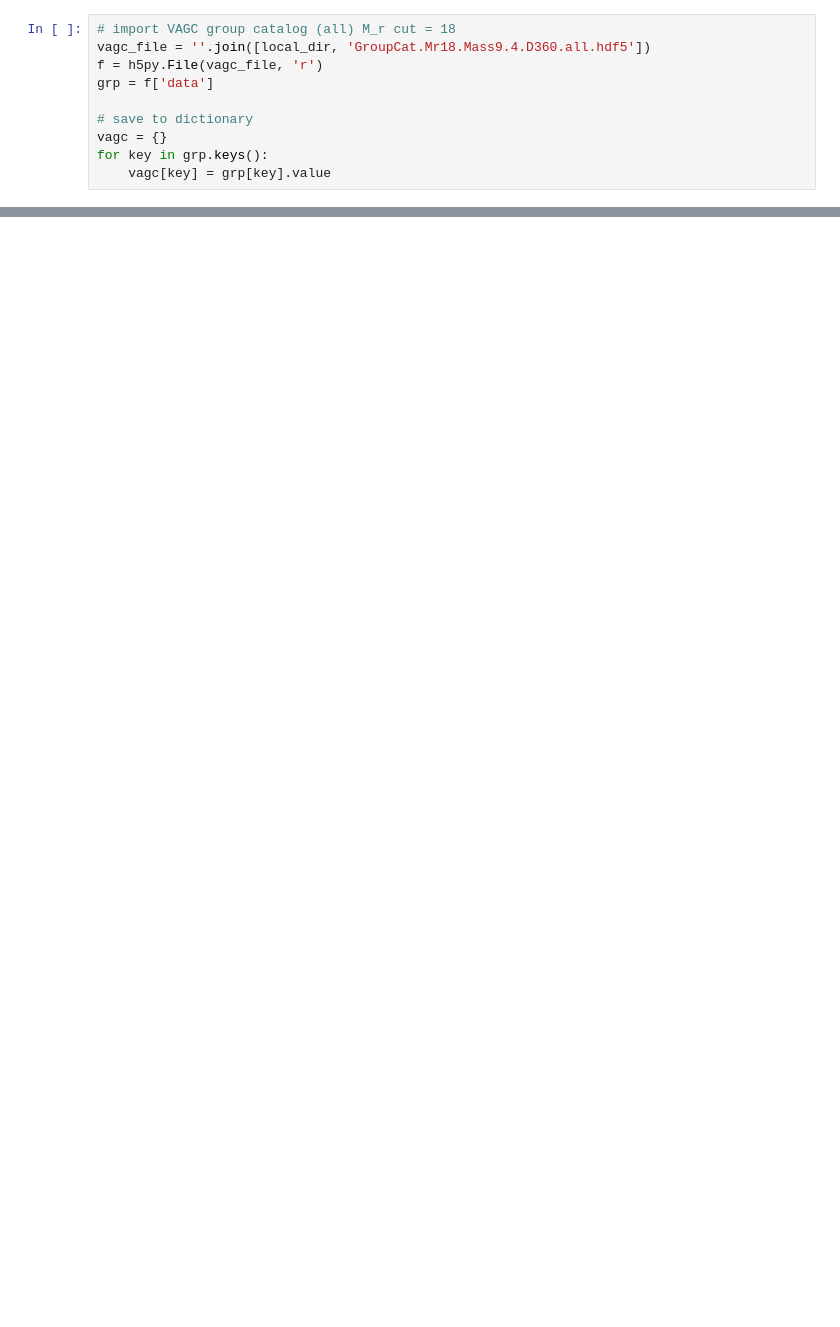
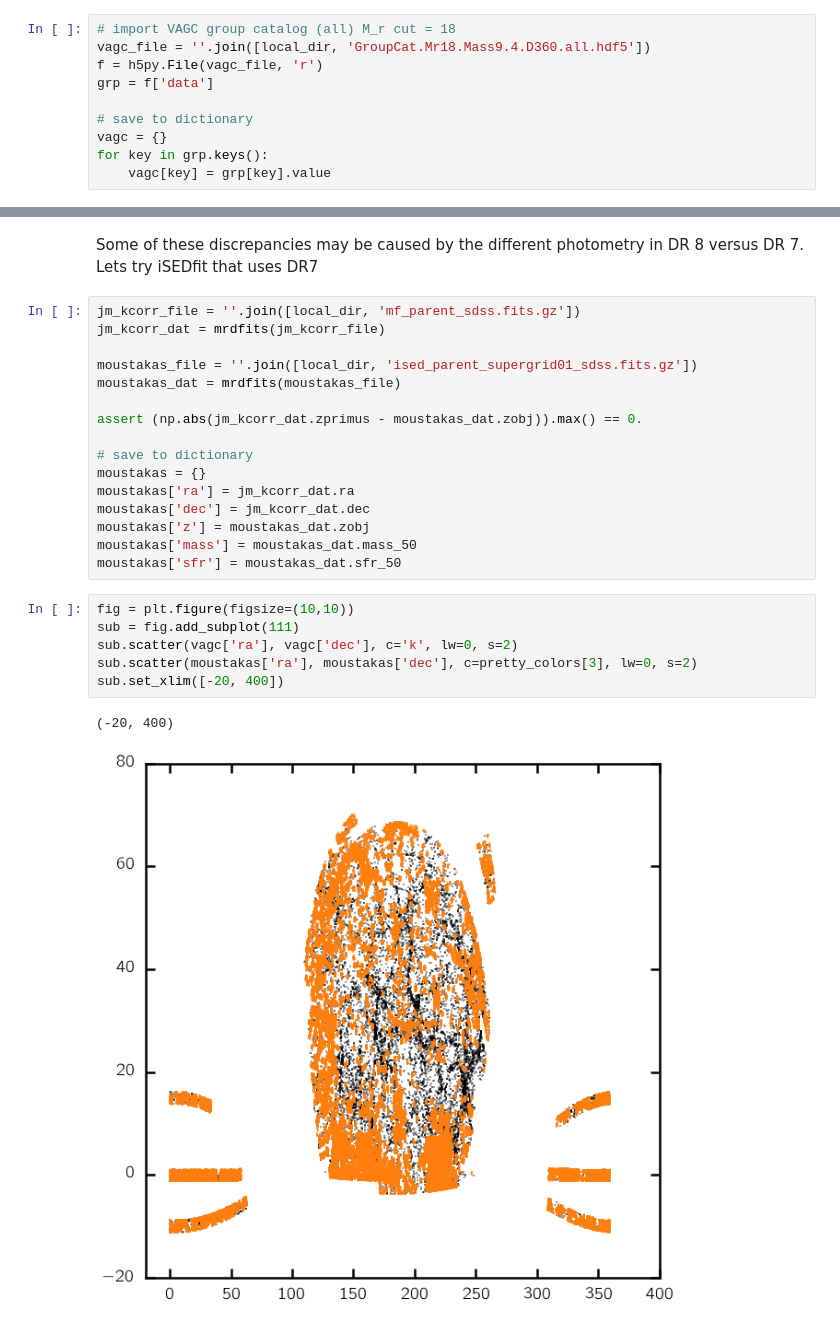
Before and after one commit to changhoonhahn/central_quenching, a Jupyter notebook: CenQue/ref_report_Major1.ipynb, the cells around one changed output, grey strips where cells are left out. Drawn from its saved outputs; the diff is of its cells as text; blank space fills up the shorter version.

```diff
--- a/CenQue/ref_report_Major1.ipynb
+++ b/CenQue/ref_report_Major1.ipynb
@@ -32,0 +270,27 @@ for key in grp.keys():
+# %% [markdown]
+Some of these discrepancies may be caused by the different photometry in DR 8 versus DR 7. Lets try iSEDfit that uses DR7
+# %%
+jm_kcorr_file = ''.join([local_dir, 'mf_parent_sdss.fits.gz'])
+jm_kcorr_dat = mrdfits(jm_kcorr_file)
+
+moustakas_file = ''.join([local_dir, 'ised_parent_supergrid01_sdss.fits.gz'])
+moustakas_dat = mrdfits(moustakas_file)
+
+assert (np.abs(jm_kcorr_dat.zprimus - moustakas_dat.zobj)).max() == 0.
+
+# save to dictionary
+moustakas = {}
+moustakas['ra'] = jm_kcorr_dat.ra
+moustakas['dec'] = jm_kcorr_dat.dec
+moustakas['z'] = moustakas_dat.zobj
+moustakas['mass'] = moustakas_dat.mass_50
+moustakas['sfr'] = moustakas_dat.sfr_50
+# %%
+fig = plt.figure(figsize=(10,10))
+sub = fig.add_subplot(111)
+sub.scatter(vagc['ra'], vagc['dec'], c='k', lw=0, s=2)
+sub.scatter(moustakas['ra'], moustakas['dec'], c=pretty_colors[3], lw=0, s=2)
+sub.set_xlim([-20, 400])
+# %% [output]
+(-20, 400)
+[figure, added]
```
Also changed, not shown: parts of 36 cells of this notebook.
